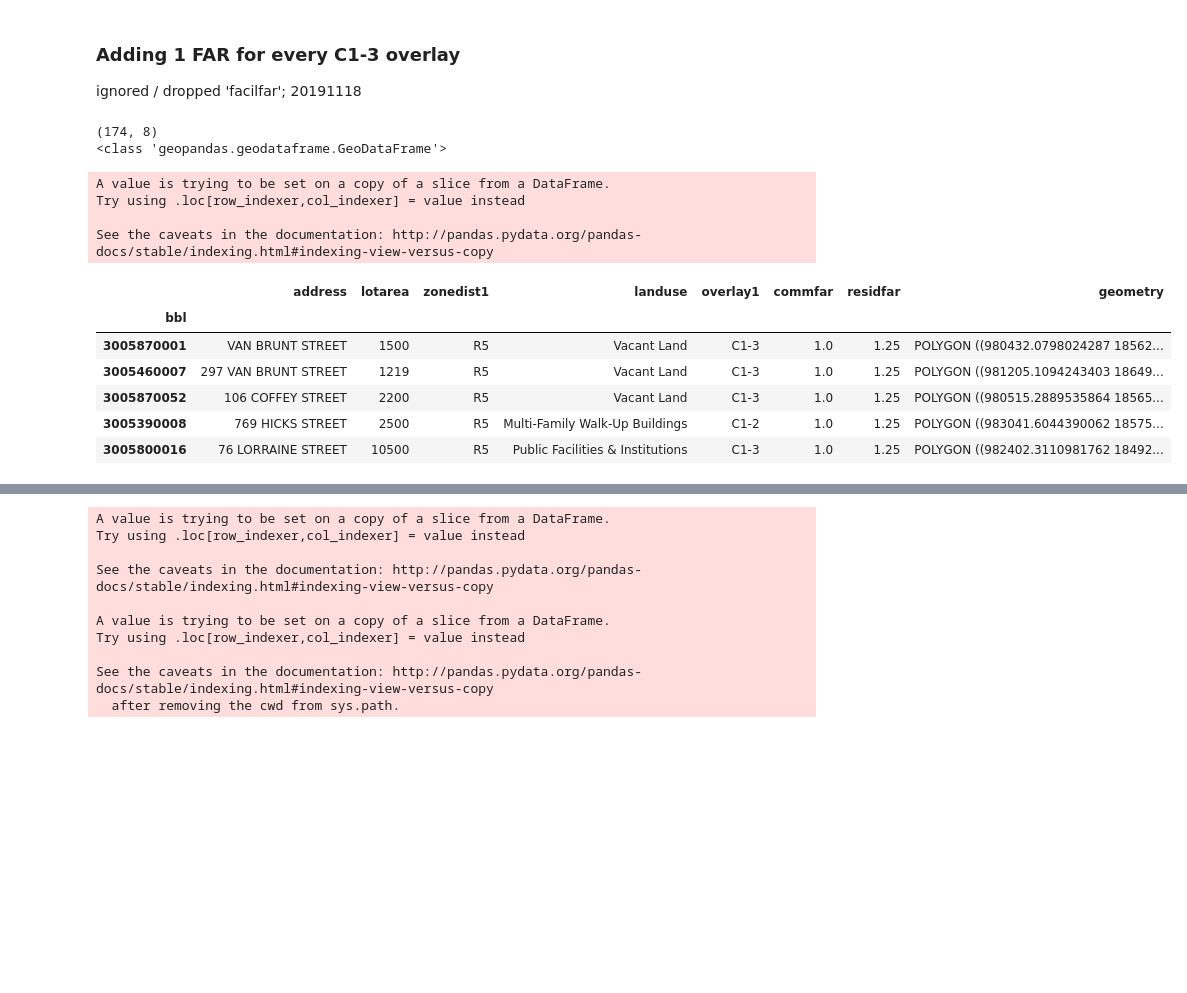
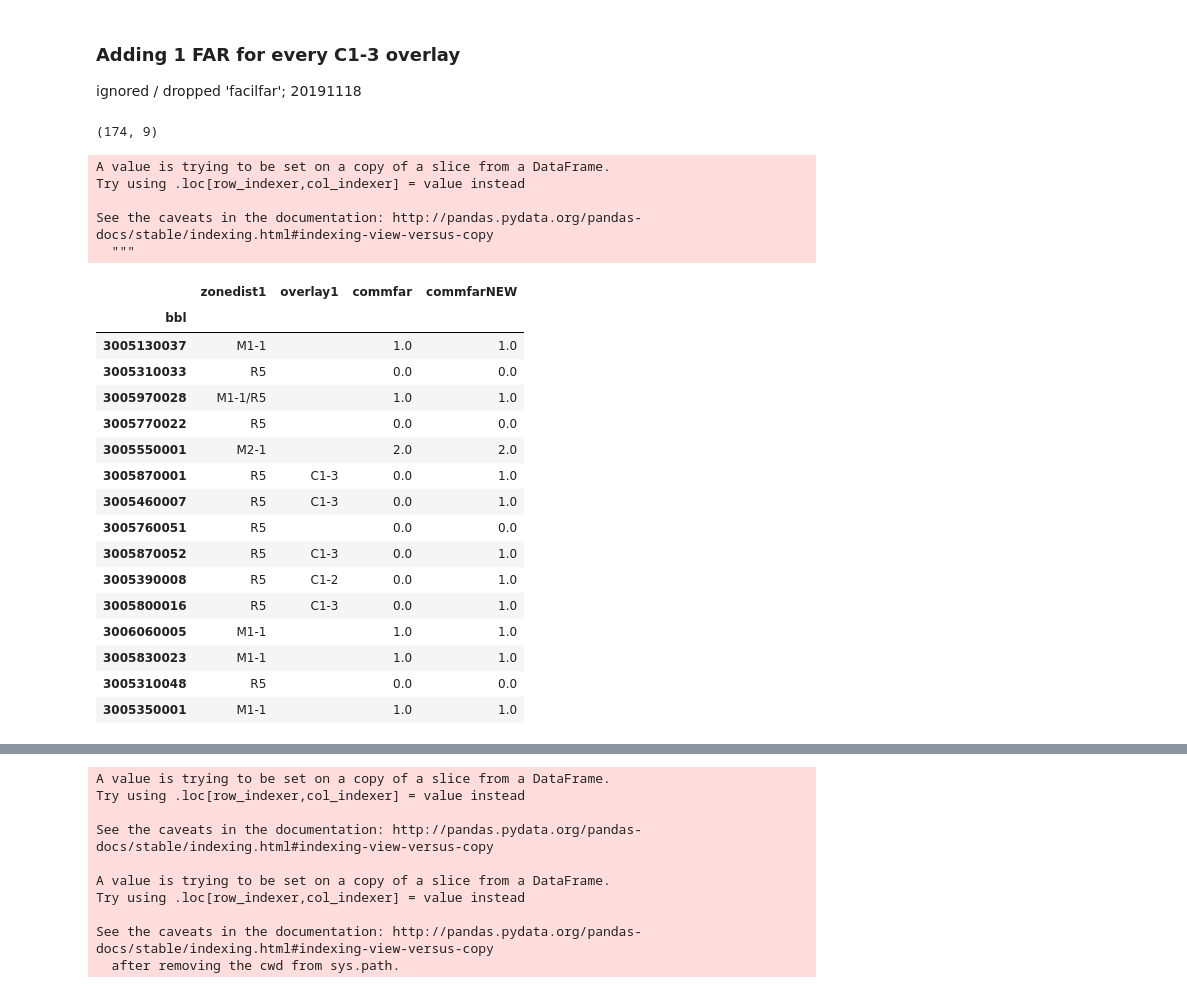
Before and after one commit to drawbrooklyn/RH_zoningAnalysis, a Jupyter notebook: Wolcott_jobs_analysis_20191025.ipynb, the cells around one changed output, grey strips where cells are left out. Drawn from its saved outputs; the diff is of its cells as text; code cells hidden in the pictures; blank space fills up the shorter version.

```diff
--- a/Wolcott_jobs_analysis_20191025.ipynb
+++ b/Wolcott_jobs_analysis_20191025.ipynb
@@ -455,26 +192,0 @@ lots with 6 floors or more:  8
-# %%
-# creating a function for current heights based on # of floors and zoning dist
-
-def current_height_Floors(df): #feet
-    if df['numfloors'] == 0:
-        val = 0
-    elif df['zonedist1'] == 'R5':
-        val = df['numfloors'] * 11
-    elif df['zonedist1'] == 'R6':
-        val = df['numfloors'] * 11
-    elif df['zonedist1'] == 'M1-1':
-        val = df['numfloors'] * 15
-    elif df['zonedist1'] == 'M2-1':
-        val = df['numfloors'] * 15
-    elif df['zonedist1'] == 'M3-1':
-        val = df['numfloors'] * 15
-    elif df['zonedist1'] == 'M1-1/R5':
-        val = df['numfloors'] * 11
-    else:
-        val = df['numfloors'] * 11
-    return val
-
-RH_pluto['current_height_Floors'] = RH_pluto.apply(current_height_Floors, axis=1)
-
-print(RH_pluto.shape)
-RH_pluto[['address','zonedist1','landuse','numfloors','current_height_FAR','current_height_Floors']].head(20)
@@ -650,23 +345,32 @@ ignored / dropped 'facilfar'; 20191118
 # %%
 # adding 1 FAR for every C1-3 overlay
 print(RH_allowed_far[RH_allowed_far['overlay1'] != ''].shape)
-print(type(RH_allowed_far[RH_allowed_far['overlay1'] != '']), '\n')
 
-RH_allowed_far['commfar'] = np.where((RH_allowed_far['overlay1'] != '')
-                            & (RH_allowed_far['commfar'] == 0.0), 1.0, 0.0)
+RH_allowed_far['commfarNEW'] = np.where((RH_allowed_far['overlay1'] == ''),
+                               RH_allowed_far['commfar'], np.where((RH_allowed_far['commfar'] == 0.0), 1.0, 0.0))
 
-RH_allowed_far[RH_allowed_far['overlay1'] != ''].head()
+RH_allowed_far[['zonedist1','overlay1', 'commfar', 'commfarNEW']].head(15)
 # %% [output]
-(174, 8)
-<class 'geopandas.geodataframe.GeoDataFrame'>
+(174, 9)
 A value is trying to be set on a copy of a slice from a DataFrame.
 Try using .loc[row_indexer,col_indexer] = value instead
 
 See the caveats in the documentation: http://pandas.pydata.org/pandas-docs/stable/indexing.html#indexing-view-versus-copy
+  """
-|  | address | lotarea | zonedist1 | landuse | overlay1 | commfar | residfar | geometry |
-| bbl |  |  |  |  |  |  |  |  |
-| 3005870001 | VAN BRUNT STREET | 1500 | R5 | Vacant Land | C1-3 | 1.0 | 1.25 | POLYGON ((980432.0798024287 18562... |
-| 3005460007 | 297 VAN BRUNT STREET | 1219 | R5 | Vacant Land | C1-3 | 1.0 | 1.25 | POLYGON ((981205.1094243403 18649... |
-| 3005870052 | 106 COFFEY STREET | 2200 | R5 | Vacant Land | C1-3 | 1.0 | 1.25 | POLYGON ((980515.2889535864 18565... |
-| 3005390008 | 769 HICKS STREET | 2500 | R5 | Multi-Family Walk-Up Buildings | C1-2 | 1.0 | 1.25 | POLYGON ((983041.6044390062 18575... |
-| 3005800016 | 76 LORRAINE STREET | 10500 | R5 | Public Facilities & Institutions | C1-3 | 1.0 | 1.25 | POLYGON ((982402.3110981762 18492... |
+|  | zonedist1 | overlay1 | commfar | commfarNEW |
+| bbl |  |  |  |  |
+| 3005130037 | M1-1 |  | 1.0 | 1.0 |
+| 3005310033 | R5 |  | 0.0 | 0.0 |
+| 3005970028 | M1-1/R5 |  | 1.0 | 1.0 |
+| 3005770022 | R5 |  | 0.0 | 0.0 |
+| 3005550001 | M2-1 |  | 2.0 | 2.0 |
+| 3005870001 | R5 | C1-3 | 0.0 | 1.0 |
+| 3005460007 | R5 | C1-3 | 0.0 | 1.0 |
+| 3005760051 | R5 |  | 0.0 | 0.0 |
+| 3005870052 | R5 | C1-3 | 0.0 | 1.0 |
+| 3005390008 | R5 | C1-2 | 0.0 | 1.0 |
+| 3005800016 | R5 | C1-3 | 0.0 | 1.0 |
+| 3006060005 | M1-1 |  | 1.0 | 1.0 |
+| 3005830023 | M1-1 |  | 1.0 | 1.0 |
+| 3005310048 | R5 |  | 0.0 | 0.0 |
+| 3005350001 | M1-1 |  | 1.0 | 1.0 |
```
Also changed, not shown: parts of 44 cells of this notebook, 1 other file.
